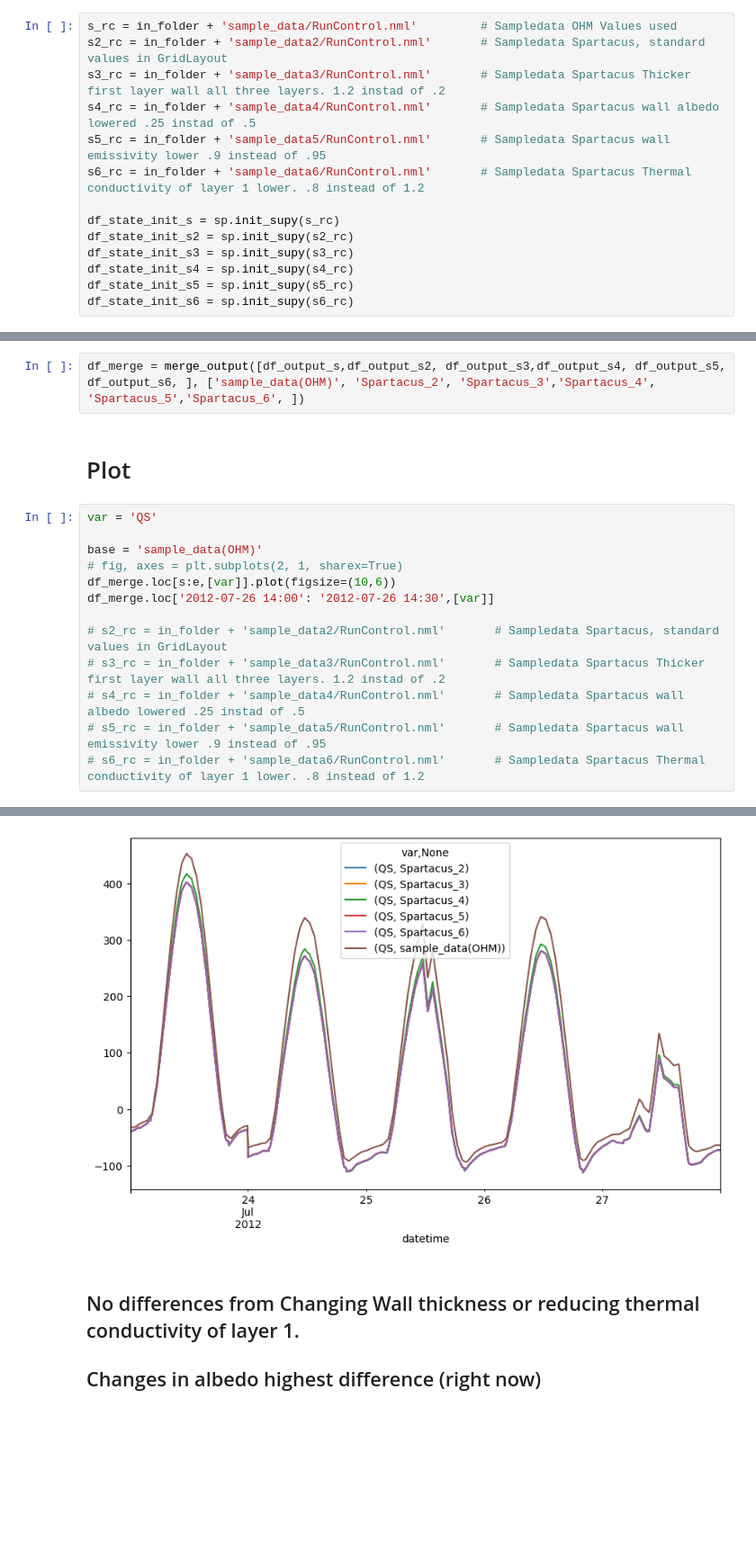
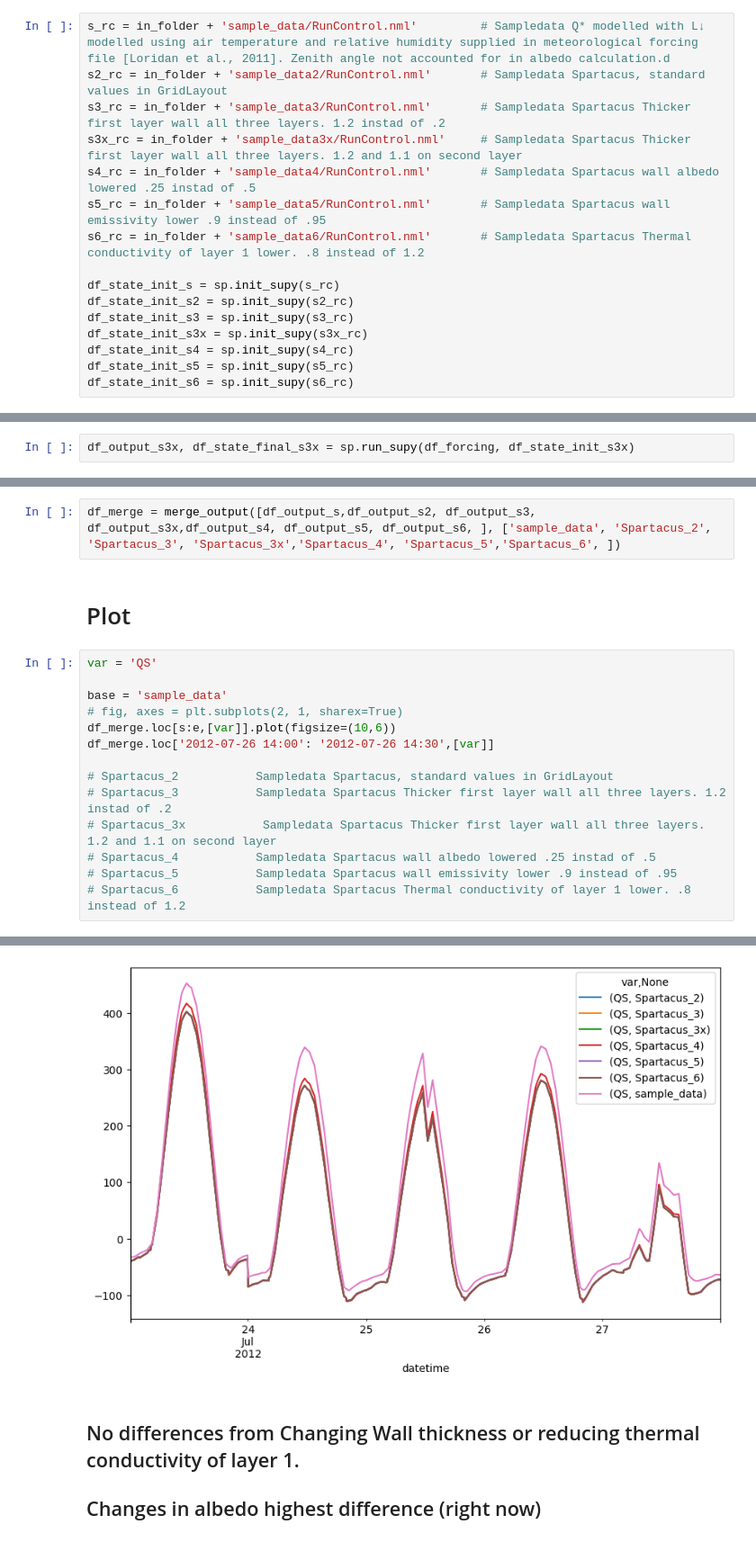
Before and after one commit to gusbacos/SUEWS_DB_Typology_test, a Jupyter notebook: code/run_tests.ipynb, the cells around one changed output, grey strips where cells are left out. Shown: that part at 90% size. Saved outputs shown, nothing was run; the diff lists cells and outputs as text; blank space fills up the shorter version.

Commit message:
test thicker walls

```diff
--- a/code/run_tests.ipynb
+++ b/code/run_tests.ipynb
@@ -23,9 +23,10 @@ def merge_output(scenario_list, suffix_list):
 
     return df_merge_x
 # %%
-s_rc = in_folder + 'sample_data/RunControl.nml'         # Sampledata OHM Values used
+s_rc = in_folder + 'sample_data/RunControl.nml'         # Sampledata Q* modelled with L↓ modelled using air temperature and relative humidity supplied in meteorological forcing file [Loridan et al., 2011]. Zenith angle not accounted for in albedo calculation.d
 s2_rc = in_folder + 'sample_data2/RunControl.nml'       # Sampledata Spartacus, standard values in GridLayout
 s3_rc = in_folder + 'sample_data3/RunControl.nml'       # Sampledata Spartacus Thicker first layer wall all three layers. 1.2 instad of .2
+s3x_rc = in_folder + 'sample_data3x/RunControl.nml'     # Sampledata Spartacus Thicker first layer wall all three layers. 1.2 and 1.1 on second layer
 s4_rc = in_folder + 'sample_data4/RunControl.nml'       # Sampledata Spartacus wall albedo lowered .25 instad of .5
 s5_rc = in_folder + 'sample_data5/RunControl.nml'       # Sampledata Spartacus wall emissivity lower .9 instead of .95
 s6_rc = in_folder + 'sample_data6/RunControl.nml'       # Sampledata Spartacus Thermal conductivity of layer 1 lower. .8 instead of 1.2
@@ -33,6 +34,7 @@ s6_rc = in_folder + 'sample_data6/RunControl.nml'       # Sampledata Spartacus T
 df_state_init_s = sp.init_supy(s_rc)
 df_state_init_s2 = sp.init_supy(s2_rc)
 df_state_init_s3 = sp.init_supy(s3_rc)
+df_state_init_s3x = sp.init_supy(s3x_rc)
 df_state_init_s4 = sp.init_supy(s4_rc)
 df_state_init_s5 = sp.init_supy(s5_rc)
 df_state_init_s6 = sp.init_supy(s6_rc)
@@ -112,3 +115,5 @@ df_output_s6, df_state_final_s6 = sp.run_supy(df_forcing, df_state_init_s6)
 2023-08-25 14:13:22,734 - SuPy - INFO - SuPy is running in serial mode
 2023-08-25 14:16:21,818 - SuPy - INFO - Execution time: 179.1 s
 2023-08-25 14:16:21,820 - SuPy - INFO - ====================
+# %%
+df_output_s3x, df_state_final_s3x = sp.run_supy(df_forcing, df_state_init_s3x)
@@ -115,18 +130,19 @@ df_output_s6, df_state_final_s6 = sp.run_supy(df_forcing, df_state_init_s6)
 # %%
-df_merge = merge_output([df_output_s,df_output_s2, df_output_s3,df_output_s4, df_output_s5, df_output_s6, ], ['sample_data(OHM)', 'Spartacus_2', 'Spartacus_3','Spartacus_4', 'Spartacus_5','Spartacus_6', ])
+df_merge = merge_output([df_output_s,df_output_s2, df_output_s3, df_output_s3x,df_output_s4, df_output_s5, df_output_s6, ], ['sample_data', 'Spartacus_2', 'Spartacus_3', 'Spartacus_3x','Spartacus_4', 'Spartacus_5','Spartacus_6', ])
 # %% [markdown]
 # Plot
 # %%
 var = 'QS'
 
-base = 'sample_data(OHM)'
+base = 'sample_data'
 # fig, axes = plt.subplots(2, 1, sharex=True)
 df_merge.loc[s:e,[var]].plot(figsize=(10,6))
 df_merge.loc['2012-07-26 14:00': '2012-07-26 14:30',[var]]
 
-# s2_rc = in_folder + 'sample_data2/RunControl.nml'       # Sampledata Spartacus, standard values in GridLayout
-# s3_rc = in_folder + 'sample_data3/RunControl.nml'       # Sampledata Spartacus Thicker first layer wall all three layers. 1.2 instad of .2
-# s4_rc = in_folder + 'sample_data4/RunControl.nml'       # Sampledata Spartacus wall albedo lowered .25 instad of .5
-# s5_rc = in_folder + 'sample_data5/RunControl.nml'       # Sampledata Spartacus wall emissivity lower .9 instead of .95
-# s6_rc = in_folder + 'sample_data6/RunControl.nml'       # Sampledata Spartacus Thermal conductivity of layer 1 lower. .8 instead of 1.2
+# Spartacus_2           Sampledata Spartacus, standard values in GridLayout
+# Spartacus_3           Sampledata Spartacus Thicker first layer wall all three layers. 1.2 instad of .2
+# Spartacus_3x           Sampledata Spartacus Thicker first layer wall all three layers. 1.2 and 1.1 on second layer
+# Spartacus_4           Sampledata Spartacus wall albedo lowered .25 instad of .5
+# Spartacus_5           Sampledata Spartacus wall emissivity lower .9 instead of .95
+# Spartacus_6           Sampledata Spartacus Thermal conductivity of layer 1 lower. .8 instead of 1.2
 # %% [output]
@@ -143,4 +159,4 @@ df_merge.loc['2012-07-26 14:00': '2012-07-26 14:30',[var]]
-[figure, old version]
+[figure, new version]
 # %% [markdown]
 ## No differences from Changing Wall thickness or reducing thermal conductivity of layer 1.
 
```
Also changed, not shown: parts of 3 cells of this notebook, 1 other file.
